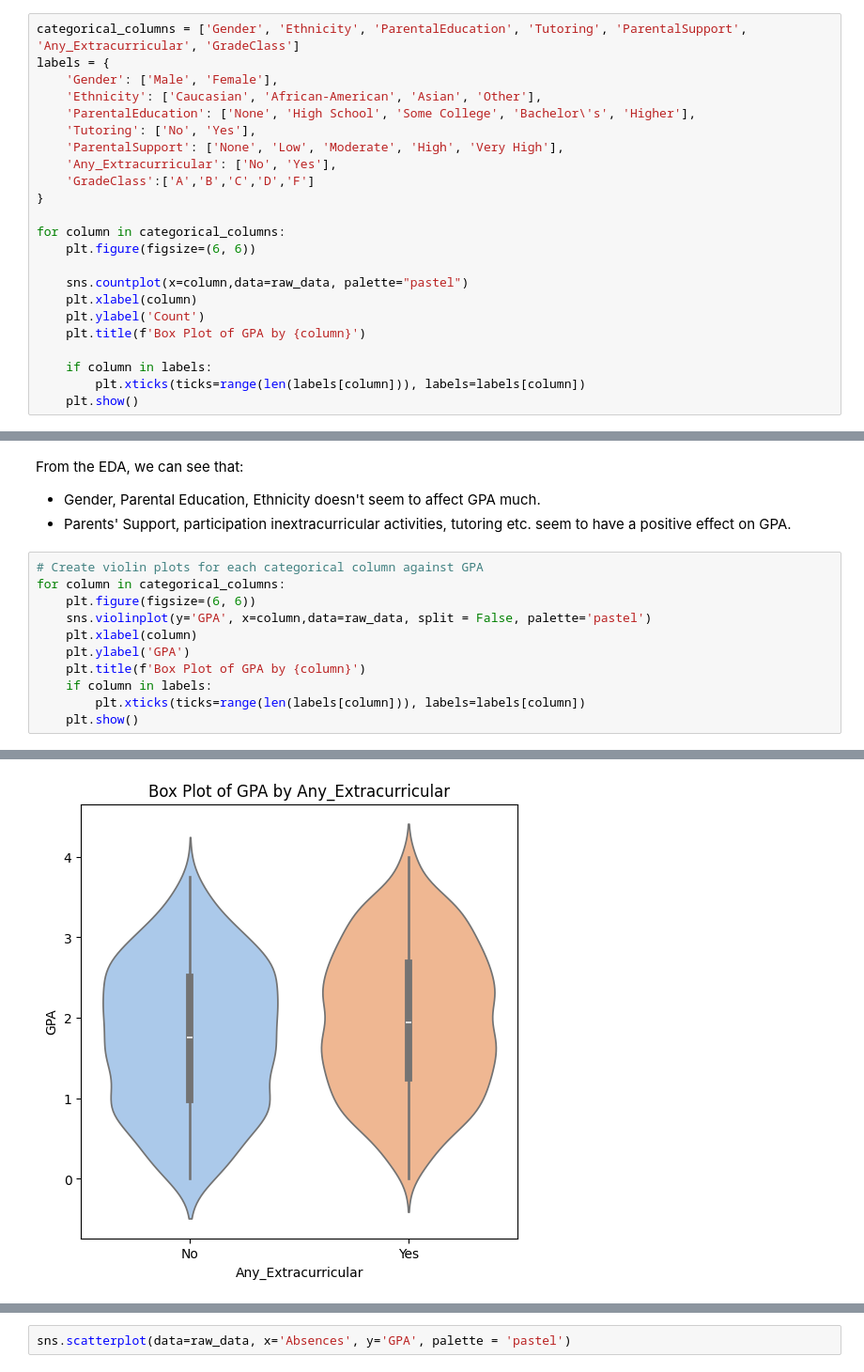
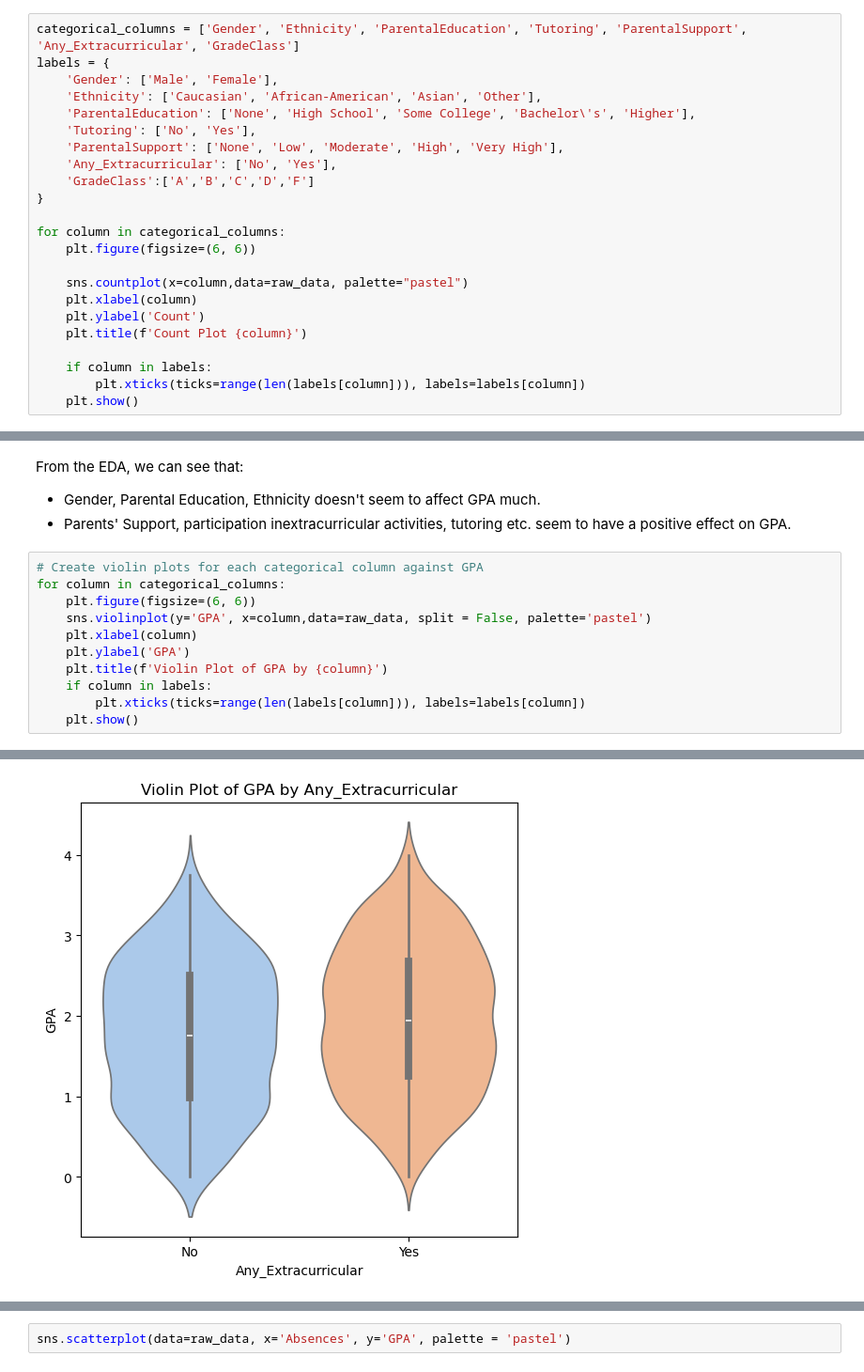
Before and after one commit to sayaleej/Regression-Analysis-using-python, a Jupyter notebook: Data_294P_Code.ipynb, the cells around one changed output, grey strips where cells are left out. Shown at 94% size. Saved outputs shown, nothing was run; the diff lists cells and outputs as text.

```diff
--- a/Data_294P_Code.ipynb
+++ b/Data_294P_Code.ipynb
@@ -231,7 +231,7 @@ for column in categorical_columns:
     sns.countplot(x=column,data=raw_data, palette="pastel")
     plt.xlabel(column)
     plt.ylabel('Count')
-    plt.title(f'Box Plot of GPA by {column}')
+    plt.title(f'Count Plot {column}')
 
     if column in labels:
         plt.xticks(ticks=range(len(labels[column])), labels=labels[column])
@@ -294,7 +294,7 @@ for column in categorical_columns:
     sns.violinplot(y='GPA', x=column,data=raw_data, split = False, palette='pastel')
     plt.xlabel(column)
     plt.ylabel('GPA')
-    plt.title(f'Box Plot of GPA by {column}')
+    plt.title(f'Violin Plot of GPA by {column}')
     if column in labels:
         plt.xticks(ticks=range(len(labels[column])), labels=labels[column])
     plt.show()
@@ -307 +307 @@ for column in categorical_columns:
-[figure, old version]
+[figure, new version]
```
Also changed, not shown: parts of 8 cells of this notebook.
